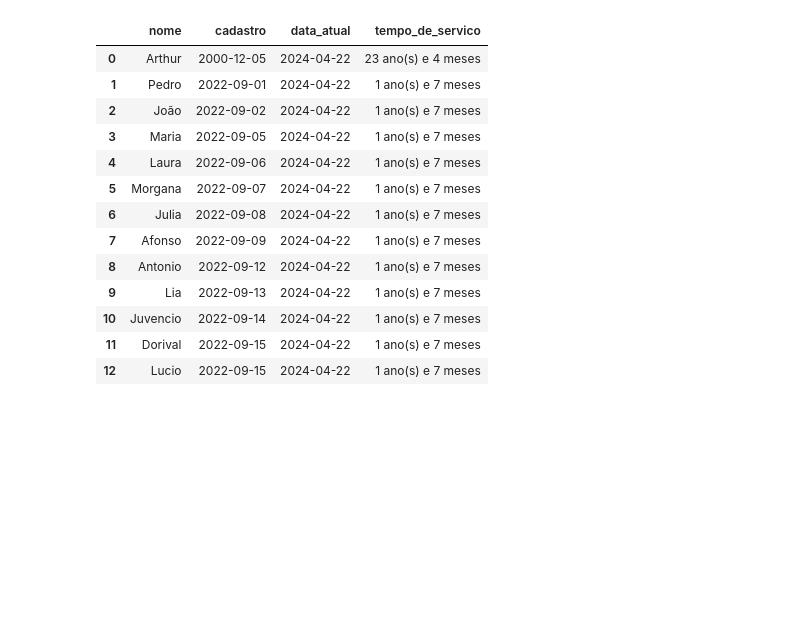
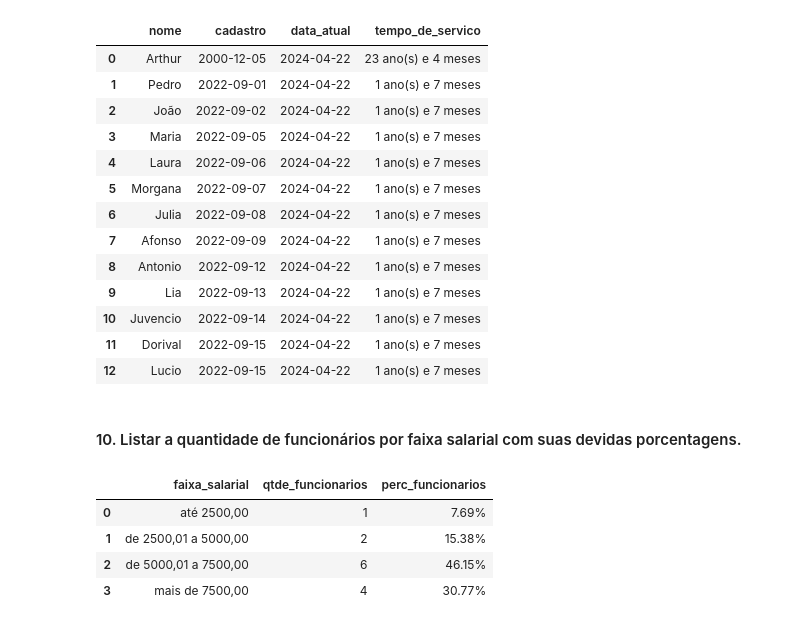
Before and after one commit to GregoryLavor/analise-lotacao, a Jupyter notebook: Analise_Lotacao.ipynb, the cells around one changed output. Drawn from its saved outputs; the diff is of its cells as text; code cells hidden in the pictures; blank space fills up the shorter version.

```diff
--- a/Analise_Lotacao.ipynb
+++ b/Analise_Lotacao.ipynb
@@ -339,3 +339,24 @@ ps.sqldf(query,locals())
 | 10 | Juvencio | 2022-09-14 | 2024-04-22 | 1 ano(s) e 7 meses |
 | 11 | Dorival | 2022-09-15 | 2024-04-22 | 1 ano(s) e 7 meses |
 | 12 | Lucio | 2022-09-15 | 2024-04-22 | 1 ano(s) e 7 meses |
+# %% [markdown]
+#### 10. Listar a quantidade de funcionários por faixa salarial com suas devidas porcentagens.
+# %%
+query = """
+select
+case when lt.salario <= 2500 then 'até 2500,00'
+when lt.salario between 2500 and 5000 then 'de 2500,01 a 5000,00'
+when lt.salario between 5000 and 7500 then 'de 5000,01 a 7500,00'
+else 'mais de 7500,00' end as faixa_salarial,
+count(*) as qtde_funcionarios,
+round(cast(count(*) as real) * 100 / (select count(*) from tb_lotacao), 2) || '%' as perc_funcionarios
+from tb_lotacao as lt
+group by faixa_salarial
+"""
+ps.sqldf(query,locals())
+# %% [output]
+|  | faixa_salarial | qtde_funcionarios | perc_funcionarios |
+| 0 | até 2500,00 | 1 | 7.69% |
+| 1 | de 2500,01 a 5000,00 | 2 | 15.38% |
+| 2 | de 5000,01 a 7500,00 | 6 | 46.15% |
+| 3 | mais de 7500,00 | 4 | 30.77% |
```
